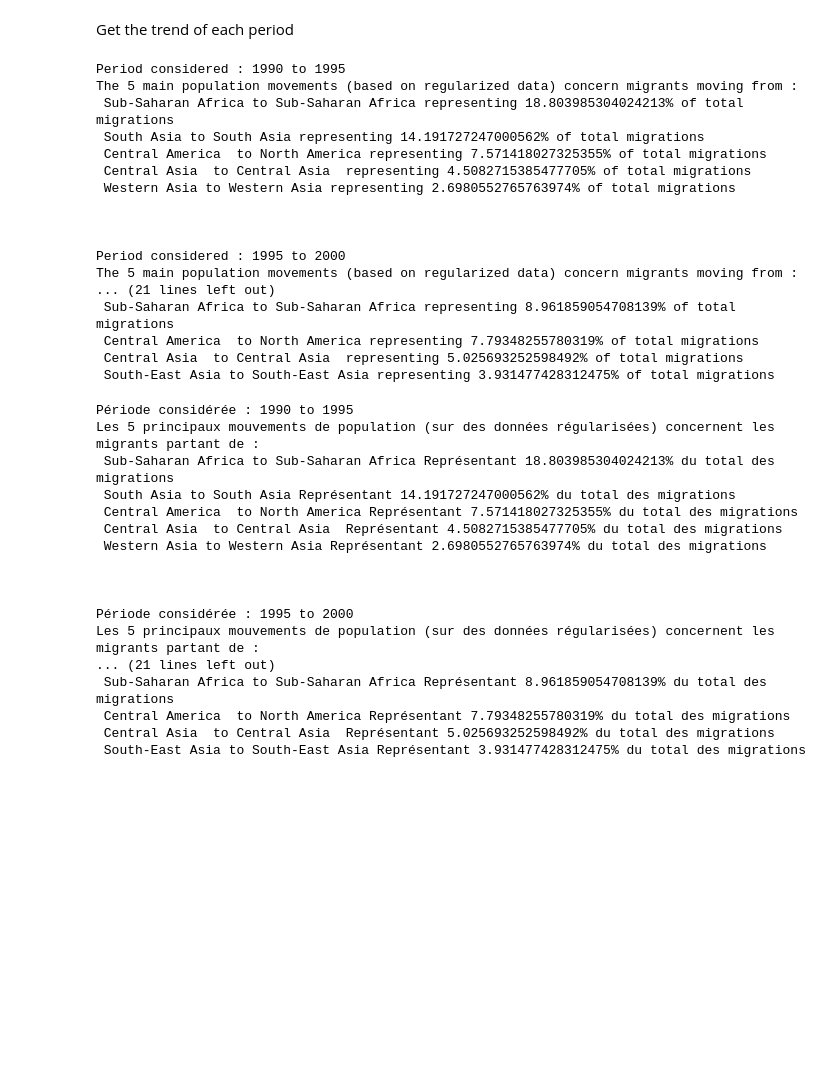
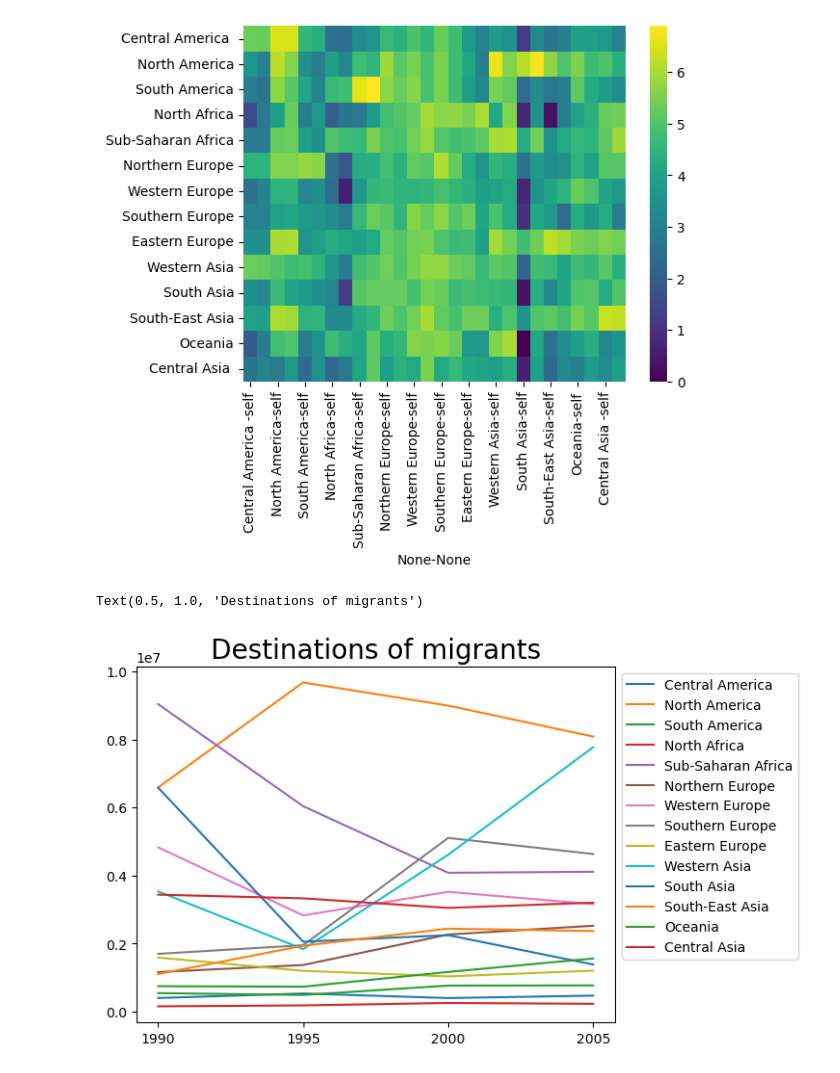
Before and after one commit to yassprogramme/Stat-App, a Jupyter notebook: codes/EDA.ipynb, the cells around one changed output. Saved outputs shown, nothing was run; the diff lists cells and outputs as text; code cells hidden in the pictures; blank space fills up the shorter version.

```diff
--- a/codes/EDA.ipynb
+++ b/codes/EDA.ipynb
@@ -305,4 +43,0 @@ ISO code WLF which corresponds to Wallis and Futuna country
-# %%
-df = pd.read_csv(f'DATA/from_countries_to_region/regions_00_05')
-df.set_index('Unnamed: 0', inplace = True)
-df[:][0:2]
@@ -347,53 +44,16 @@ for i, dataframe in enumerate([pd.read_csv(f'DATA/from_countries_to_region/regio
-# %% [markdown]
-Get the trend of each period
-# %%
-liste = ['1990 to 1995', '1995 to 2000', '2000 to 2005', '2005 to 2010']
-for i, dataframe in enumerate([pd.read_csv(f'DATA/from_countries_to_region/regions_'+year) for year in ['90_95', '95_00', '00_05', '05_10']]):
-    dataframe.set_index('Unnamed: 0', inplace = True)
-    print("Period considered :", liste[i])
-    get_trend(dataframe)
-    print("\n")
-# %% [output]
-Period considered : 1990 to 1995
-The 5 main population movements (based on regularized data) concern migrants moving from :
- Sub-Saharan Africa to Sub-Saharan Africa representing 18.803985304024213% of total migrations
- South Asia to South Asia representing 14.191727247000562% of total migrations
- Central America  to North America representing 7.571418027325355% of total migrations
- Central Asia  to Central Asia  representing 4.5082715385477705% of total migrations
- Western Asia to Western Asia representing 2.6980552765763974% of total migrations
-
-
-
-Period considered : 1995 to 2000
-The 5 main population movements (based on regularized data) concern migrants moving from :
-... (21 lines left out)
- Sub-Saharan Africa to Sub-Saharan Africa representing 8.961859054708139% of total migrations
- Central America  to North America representing 7.79348255780319% of total migrations
- Central Asia  to Central Asia  representing 5.025693252598492% of total migrations
- South-East Asia to South-East Asia representing 3.931477428312475% of total migrations
-# %%
-#Obtenir la même chose que plus haut mais en français pour le overleaf
-liste = ['1990 to 1995', '1995 to 2000', '2000 to 2005', '2005 to 2010']
-for i, dataframe in enumerate([pd.read_csv(f'DATA/from_countries_to_region/regions_'+year) for year in ['90_95', '95_00', '00_05', '05_10']]):
-    dataframe.set_index('Unnamed: 0', inplace = True)
-    print("Période considérée :", liste[i])
-    obtenir_tendance(dataframe)
-    print("\n")
-# %% [output]
-Période considérée : 1990 to 1995
-Les 5 principaux mouvements de population (sur des données régularisées) concernent les migrants partant de :
- Sub-Saharan Africa to Sub-Saharan Africa Représentant 18.803985304024213% du total des migrations
- South Asia to South Asia Représentant 14.191727247000562% du total des migrations
- Central America  to North America Représentant 7.571418027325355% du total des migrations
- Central Asia  to Central Asia  Représentant 4.5082715385477705% du total des migrations
- Western Asia to Western Asia Représentant 2.6980552765763974% du total des migrations
-
-
-
-Période considérée : 1995 to 2000
-Les 5 principaux mouvements de population (sur des données régularisées) concernent les migrants partant de :
-... (21 lines left out)
- Sub-Saharan Africa to Sub-Saharan Africa Représentant 8.961859054708139% du total des migrations
- Central America  to North America Représentant 7.79348255780319% du total des migrations
- Central Asia  to Central Asia  Représentant 5.025693252598492% du total des migrations
- South-East Asia to South-East Asia Représentant 3.931477428312475% du total des migrations
+# %%
+log_data = np.log10(df)
+sns.heatmap(log_data, cmap="viridis")
+plt.show()
+# %% [output]
+[figure, added]
+# %%
+for region in columns:
+    df1=pd.DataFrame({region:[df_90_95[region].sum(), df_95_00[region].sum(), df_00_05[region].sum(), df_05_10[region].sum()]})
+    df1.index= ['1990', '1995', '2000', '2005']
+    plt.plot(df1, label=region)
+    plt.legend(bbox_to_anchor=(1.0, 1.0, 0.1, 0), loc="upper left")
+plt.title('Destinations of migrants', fontsize=20)
+# %% [output]
+Text(0.5, 1.0, 'Destinations of migrants')
+[figure, added]
```
Also changed, not shown: parts of 31 cells of this notebook.
